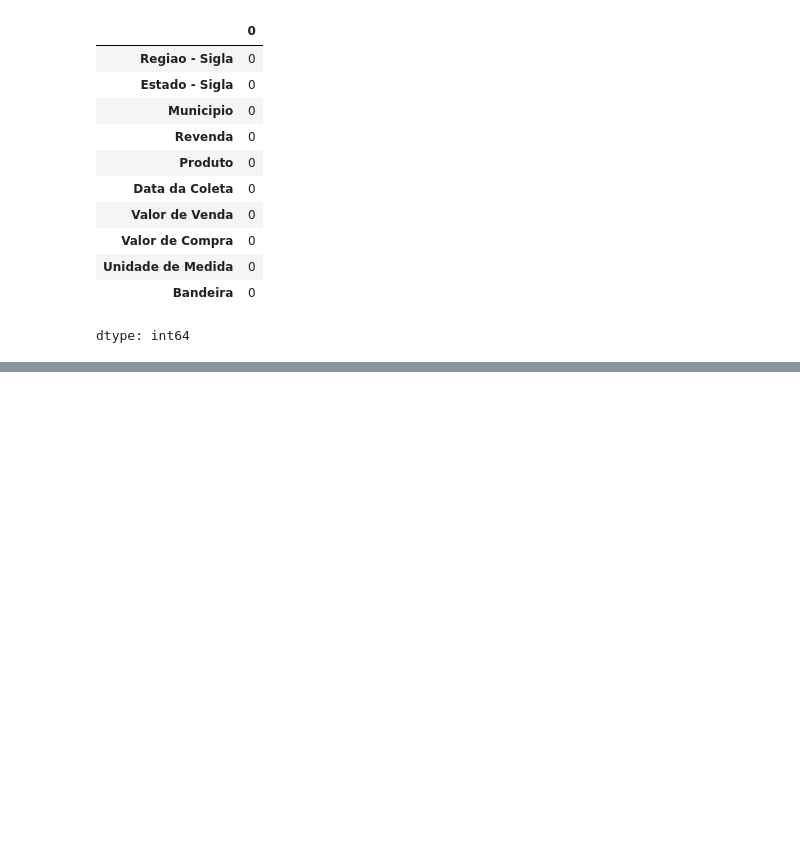
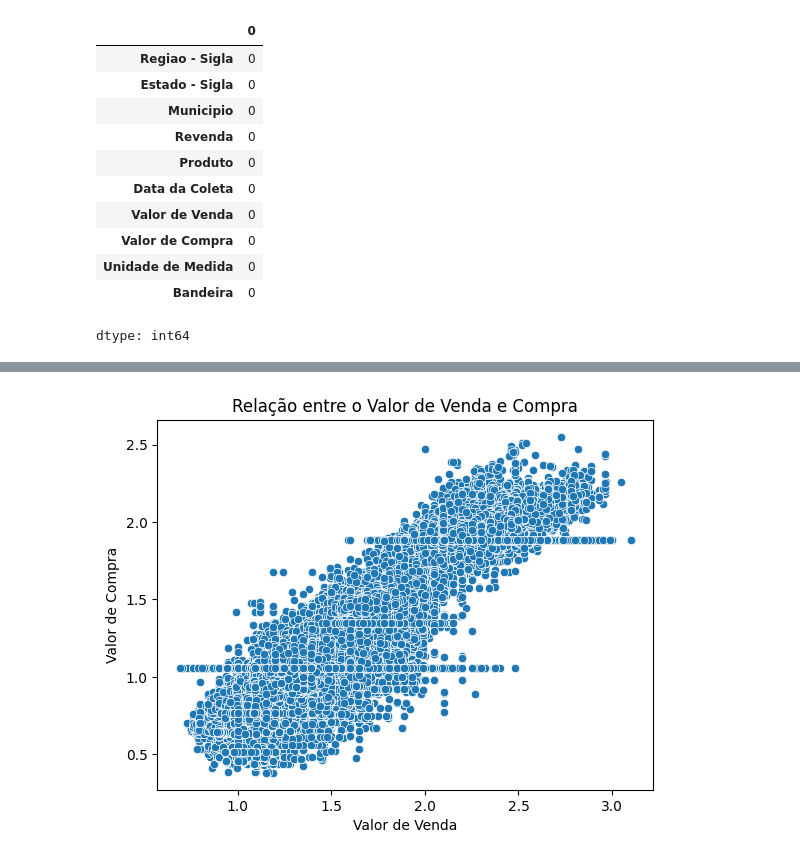
Before and after one commit to SandraRojasZ/DataScience, a Jupyter notebook: ProjetoAED.ipynb, the cells around one changed output, grey strips where cells are left out. Saved outputs shown, nothing was run; the diff lists cells and outputs as text; code cells hidden in the pictures; blank space fills up the shorter version.

```diff
--- a/ProjetoAED.ipynb
+++ b/ProjetoAED.ipynb
@@ -242,0 +274,6 @@ df_combustiveis_2.head(10)
+# %%
+sns.scatterplot(data=df_combustiveis_2, x='Valor de Venda', y='Valor de Compra')
+plt.title('Relação entre o Valor de Venda e Compra')
+plt.show()
+# %% [output]
+[figure, added]
```
Also changed, not shown: parts of 19 cells of this notebook.
